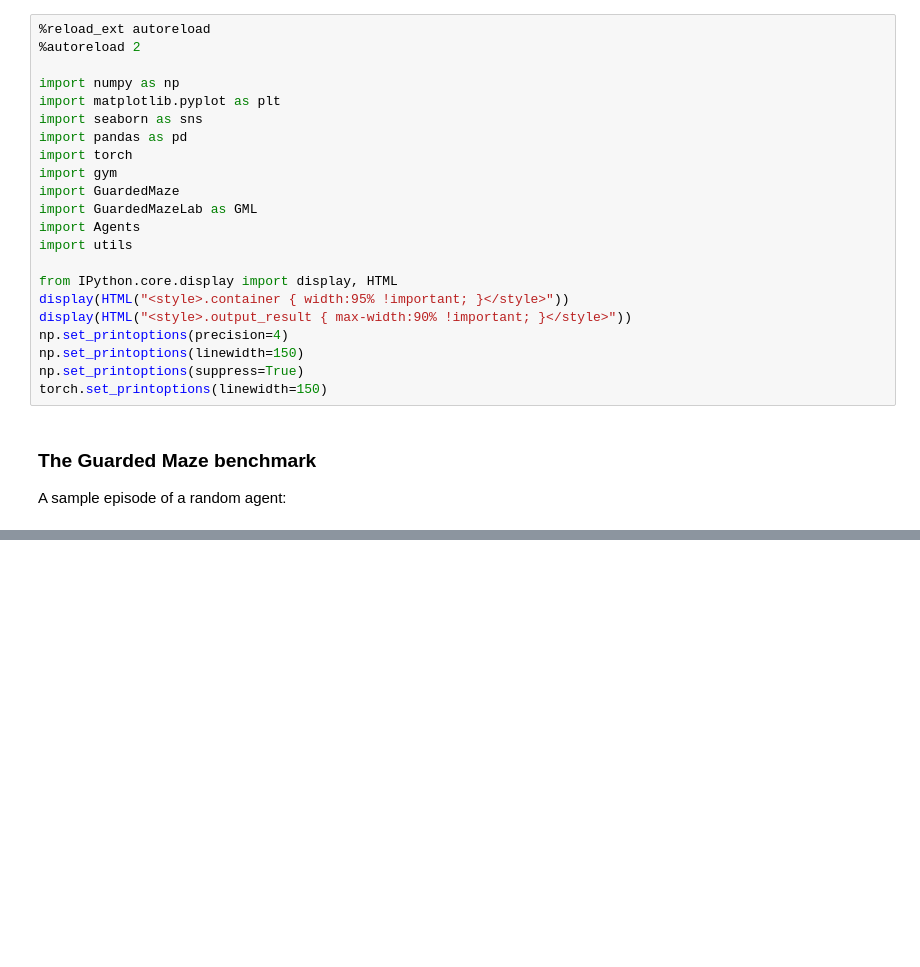
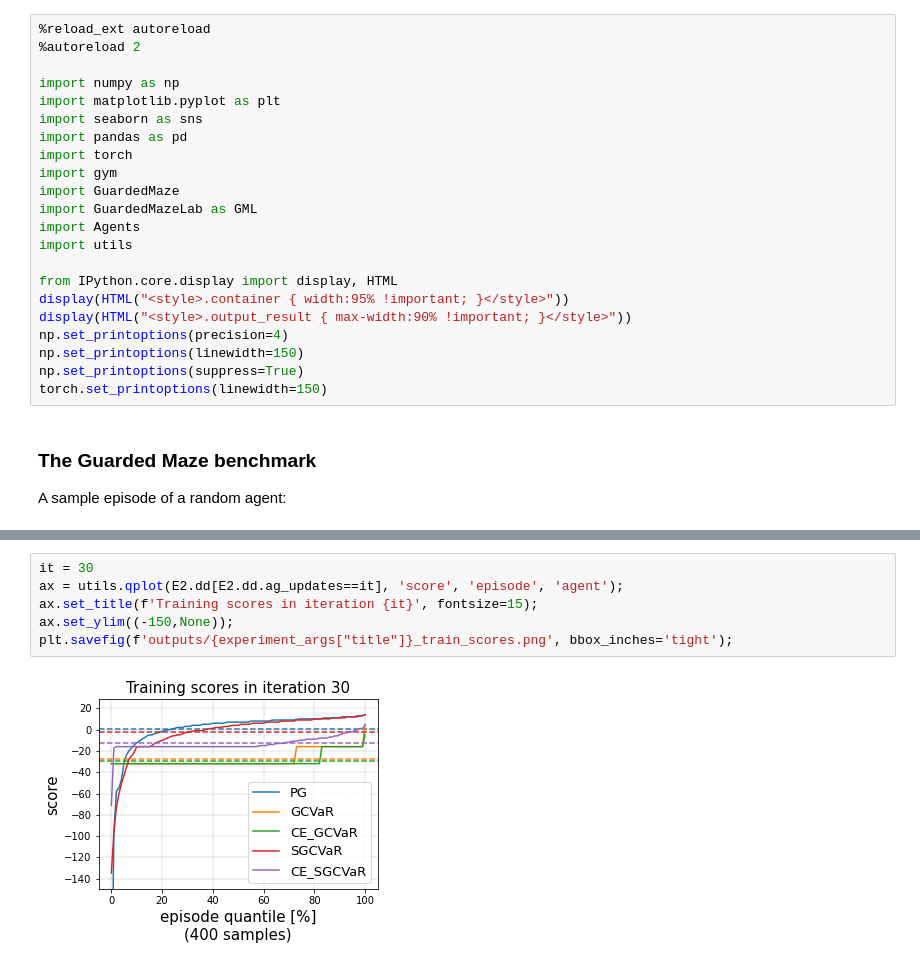
Before and after one commit to ido90/CeSoR, a Jupyter notebook: GuardedMazeExample.ipynb, the cells around one changed output, grey strips where cells are left out. Saved outputs shown, nothing was run; the diff lists cells and outputs as text; blank space fills up the shorter version.

```diff
--- a/GuardedMazeExample.ipynb
+++ b/GuardedMazeExample.ipynb
@@ -109,0 +132,8 @@ Wall time: 1h 25min 36s
+# %%
+it = 30
+ax = utils.qplot(E2.dd[E2.dd.ag_updates==it], 'score', 'episode', 'agent');
+ax.set_title(f'Training scores in iteration {it}', fontsize=15);
+ax.set_ylim((-150,None));
+plt.savefig(f'outputs/{experiment_args["title"]}_train_scores.png', bbox_inches='tight');
+# %% [output]
+[figure, added]
```
Also changed, not shown: parts of 8 cells of this notebook.
